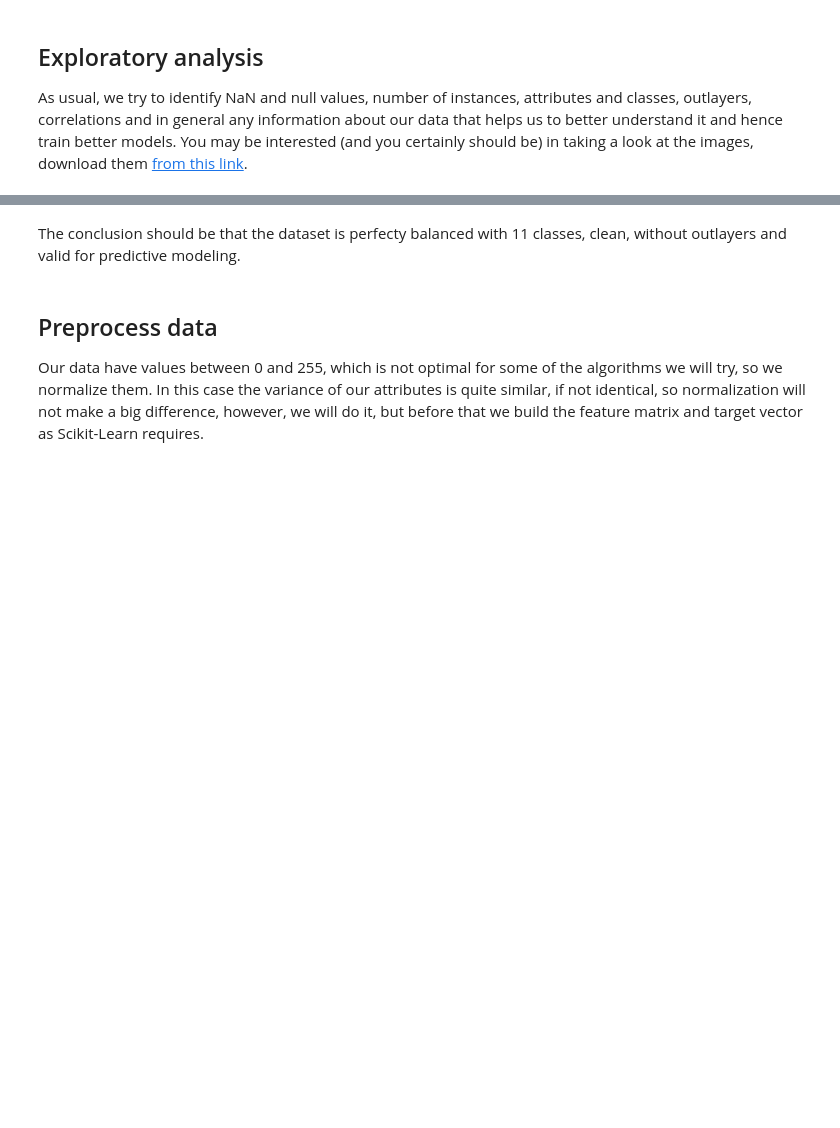
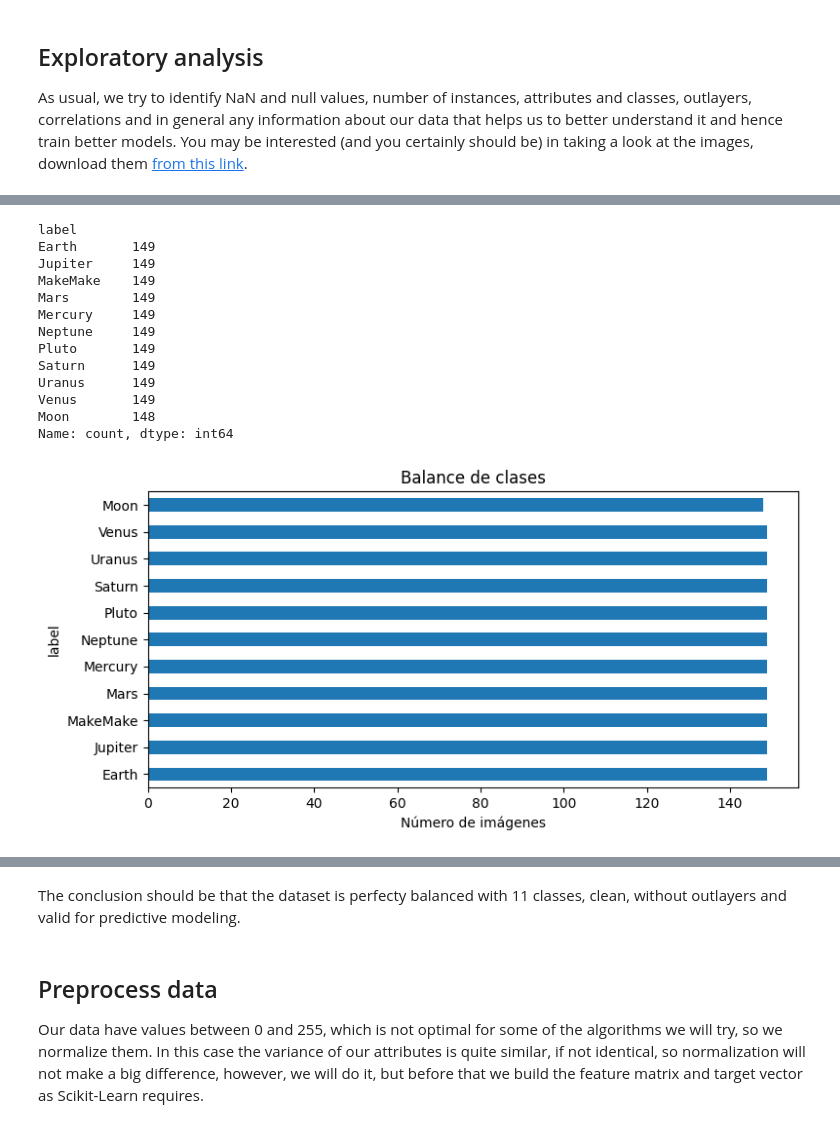
Before and after one commit to Dova-afk/MUCYT_IASCA, a Jupyter notebook: sunspots_IASCA.ipynb, the cells around one changed output, grey strips where cells are left out. Cells and saved outputs as stored; diff of their text form; code cells hidden in the pictures; blank space fills up the shorter version.

```diff
--- a/sunspots_IASCA.ipynb
+++ b/sunspots_IASCA.ipynb
@@ -253,0 +220,24 @@ plt.show()
+# %%
+counts = df['label'].value_counts()
+print(counts)
+
+counts.plot(kind='barh', figsize=(8, 4))
+plt.xlabel('Número de imágenes')
+plt.title('Balance de clases')
+plt.tight_layout()
+plt.show()
+# %% [output]
+label
+Earth       149
+Jupiter     149
+MakeMake    149
+Mars        149
+Mercury     149
+Neptune     149
+Pluto       149
+Saturn      149
+Uranus      149
+Venus       149
+Moon        148
+Name: count, dtype: int64
+[figure, added]
```
Also changed, not shown: parts of 39 cells of this notebook, 2 other files.
